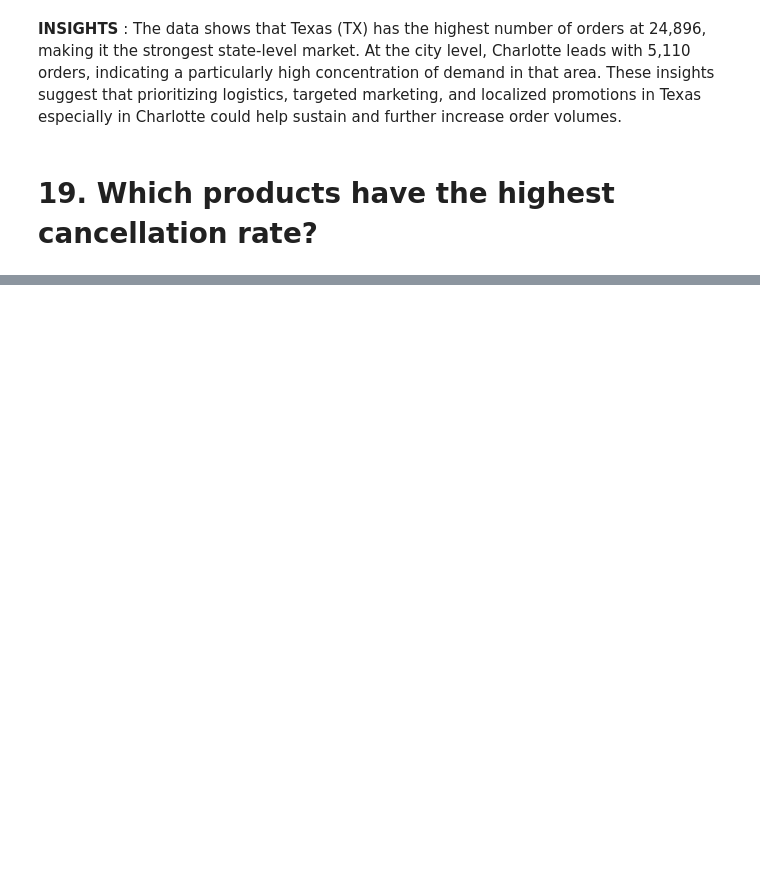
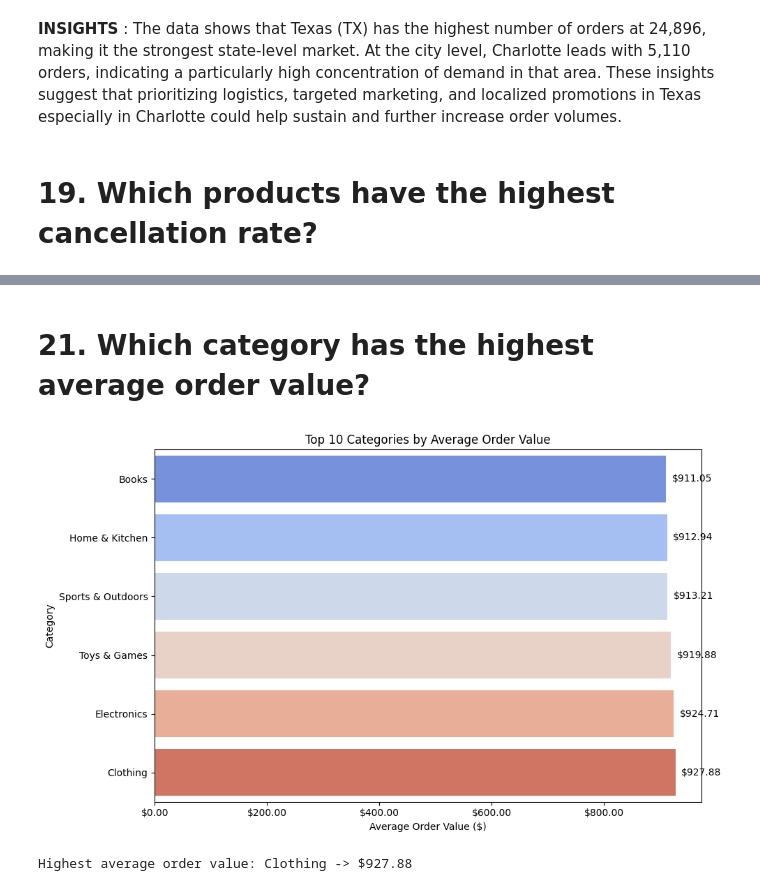
Before and after one commit to bsit2c2025/itcs204_finalsproject_agawin, a Jupyter notebook: MPDA_Agawin.ipynb, the cells around one changed output, grey strips where cells are left out. Cells and saved outputs as stored; diff of their text form; code cells hidden in the pictures; blank space fills up the shorter version.

```diff
--- a/MPDA_Agawin.ipynb
+++ b/MPDA_Agawin.ipynb
@@ -925,0 +1006,26 @@ Top City: Charlotte — 5110 orders
+# %% [markdown]
+# 21. Which category has the highest average order value?
+# %%
+# Average Order Value (AOV) by Category
+if 'category_col' in globals() and category_col in amazondata.columns:
+    aov = amazondata.groupby(category_col)['TotalAmount'].mean().reset_index().sort_values('TotalAmount', ascending=False)
+    top = aov.head(10).iloc[::-1]
+
+    plt.figure(figsize=(10,6))
+    sns.barplot(data=top, x='TotalAmount', y=category_col, palette='coolwarm')
+    plt.title('Top 10 Categories by Average Order Value')
+    plt.xlabel('Average Order Value ($)')
+    plt.gca().xaxis.set_major_formatter(mtick.StrMethodFormatter('${x:,.2f}'))
+    for p in plt.gca().patches:
+        plt.gca().annotate(f'${p.get_width():,.2f}', (p.get_width(), p.get_y() + p.get_height()/2),
+                           xytext=(6,0), textcoords='offset points', va='center')
+    plt.tight_layout()
+    plt.show()
+
+    top_cat = aov.iloc[0]
+    print(f"Highest average order value: {top_cat[category_col]} -> ${top_cat['TotalAmount']:.2f}")
+else:
+    print("No category column found in dataset.")
+# %% [output]
+[figure, added]
+Highest average order value: Clothing -> $927.88
```
Also changed, not shown: parts of 17 cells of this notebook.
